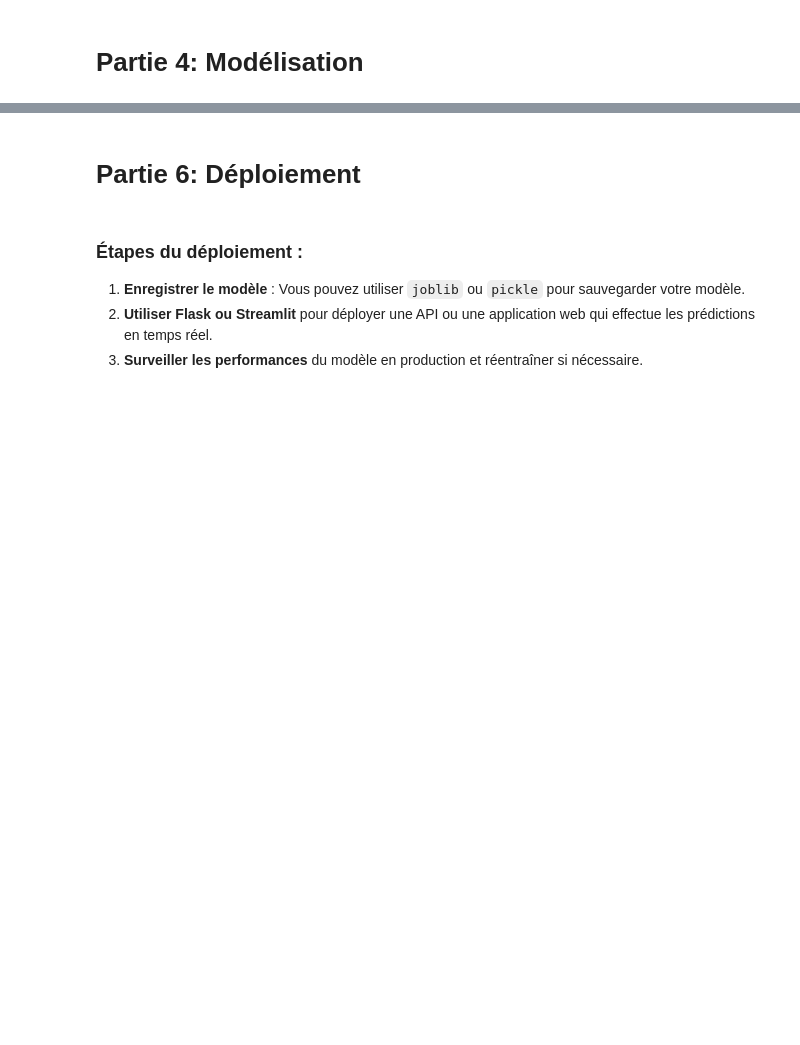
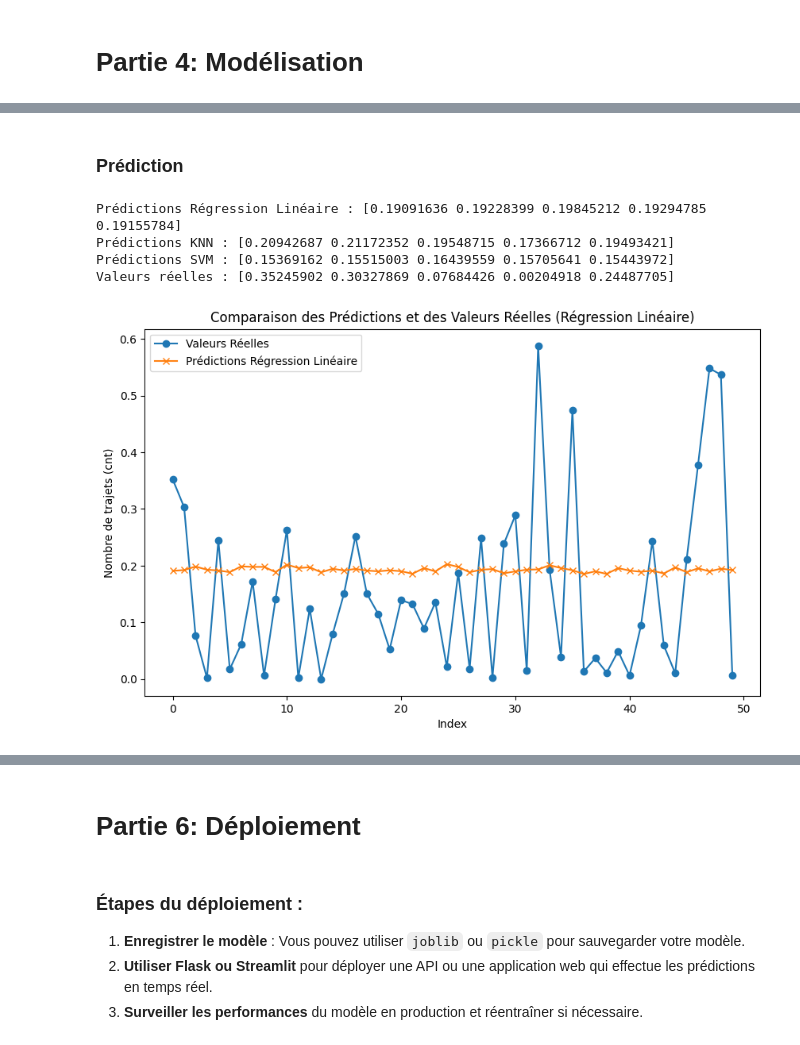
Before and after one commit to KhayriBS/ML-Project-Bike-Sharing-Model, a Jupyter notebook: Bike_Sharing_Analysis.ipynb, the cells around one changed output, grey strips where cells are left out. Saved outputs shown, nothing was run; the diff lists cells and outputs as text; code cells hidden in the pictures; blank space fills up the shorter version.

```diff
--- a/Bike_Sharing_Analysis.ipynb
+++ b/Bike_Sharing_Analysis.ipynb
@@ -561,0 +686,41 @@ print(f"R² : {r2}")
+# %% [markdown]
+### Prédiction
+# %%
+# Supposons que les modèles ont déjà été entraînés avec X_train, y_train
+# Utilisation des modèles pour prédire sur X_test
+
+# 1. Prédictions avec le modèle de Régression Linéaire
+y_pred_lr = lin_reg.predict(X_test)
+
+# 2. Prédictions avec le modèle KNN
+y_pred_knn = knn.predict(X_test)
+
+# 3. Prédictions avec le modèle SVM
+y_pred_svm = svm.predict(X_test)
+
+# Afficher quelques résultats de prédiction
+print("Prédictions Régression Linéaire :", y_pred_lr[:5])
+print("Prédictions KNN :", y_pred_knn[:5])
+print("Prédictions SVM :", y_pred_svm[:5])
+
+# Comparer avec les valeurs réelles
+print("Valeurs réelles :", y_test[:5].values)
+# %% [output]
+Prédictions Régression Linéaire : [0.19091636 0.19228399 0.19845212 0.19294785 0.19155784]
+Prédictions KNN : [0.20942687 0.21172352 0.19548715 0.17366712 0.19493421]
+Prédictions SVM : [0.15369162 0.15515003 0.16439559 0.15705641 0.15443972]
+Valeurs réelles : [0.35245902 0.30327869 0.07684426 0.00204918 0.24487705]
+# %%
+import matplotlib.pyplot as plt
+
+# Comparer les prédictions avec les valeurs réelles pour Régression Linéaire
+plt.figure(figsize=(10,6))
+plt.plot(y_test.values[:50], label='Valeurs Réelles', marker='o')  # Affichage des 50 premières valeurs réelles
+plt.plot(y_pred_lr[:50], label='Prédictions Régression Linéaire', marker='x')
+plt.title('Comparaison des Prédictions et des Valeurs Réelles (Régression Linéaire)')
+plt.xlabel('Index')
+plt.ylabel('Nombre de trajets (cnt)')
+plt.legend()
+plt.show()
+# %% [output]
+[figure, added]
```
Also changed, not shown: parts of 59 cells of this notebook, 5 other files.
